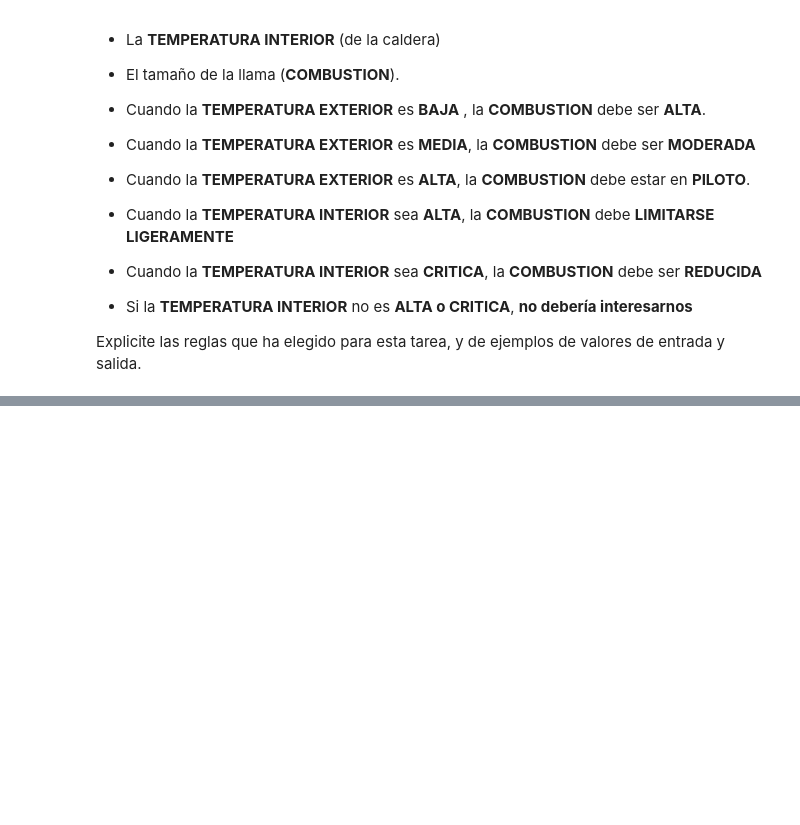
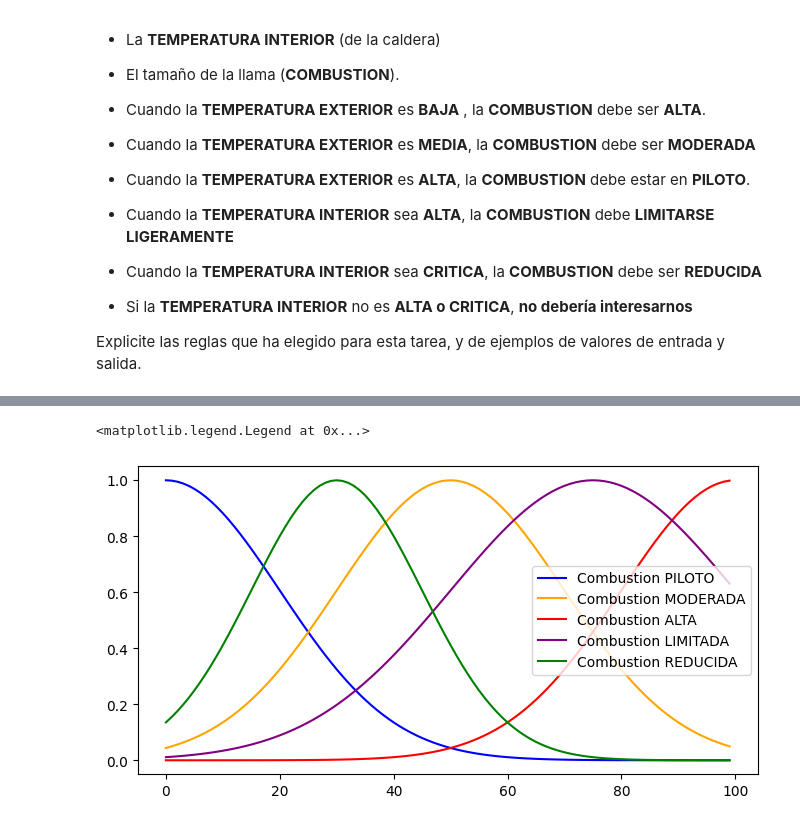
Before and after one commit to facundodelga/TP-IA-sugeno, a Jupyter notebook: MamdaniTP.ipynb, the cells around one changed output, grey strips where cells are left out. Drawn from its saved outputs; the diff is of its cells as text; code cells hidden in the pictures; blank space fills up the shorter version.

```diff
--- a/MamdaniTP.ipynb
+++ b/MamdaniTP.ipynb
@@ -40,0 +72,22 @@ t_int_critica = fuzz.gaussmf(t_int,[71,100])
+# %%
+#Funcion de pertenencia de Combustion
+c_piloto = fuzz.gaussmf(combustion,0,20)
+c_moderada = fuzz.gaussmf(combustion,50,20)
+c_alta = fuzz.gaussmf(combustion,100,20)
+
+c_limitada = fuzz.gaussmf(combustion,75,25)
+c_reducida = fuzz.gaussmf(combustion,30,15)
+
+
+#Grafico funciones de pertenencia
+fig, az = plt.subplots(nrows=1, figsize=(8, 4))
+
+az.plot(combustion,c_piloto, color = "blue", label = "Combustion PILOTO")
+az.plot(combustion,c_moderada, color = "orange", label = "Combustion MODERADA")
+az.plot(combustion,c_alta, color = "red", label = "Combustion ALTA")
+az.plot(combustion,c_limitada, color = "purple", label = "Combustion LIMITADA")
+az.plot(combustion,c_reducida, color = "green", label = "Combustion REDUCIDA")
+az.legend()
+# %% [output]
+<matplotlib.legend.Legend at 0x...>
+[figure, added]
```
Also changed, not shown: parts of 7 cells of this notebook.
